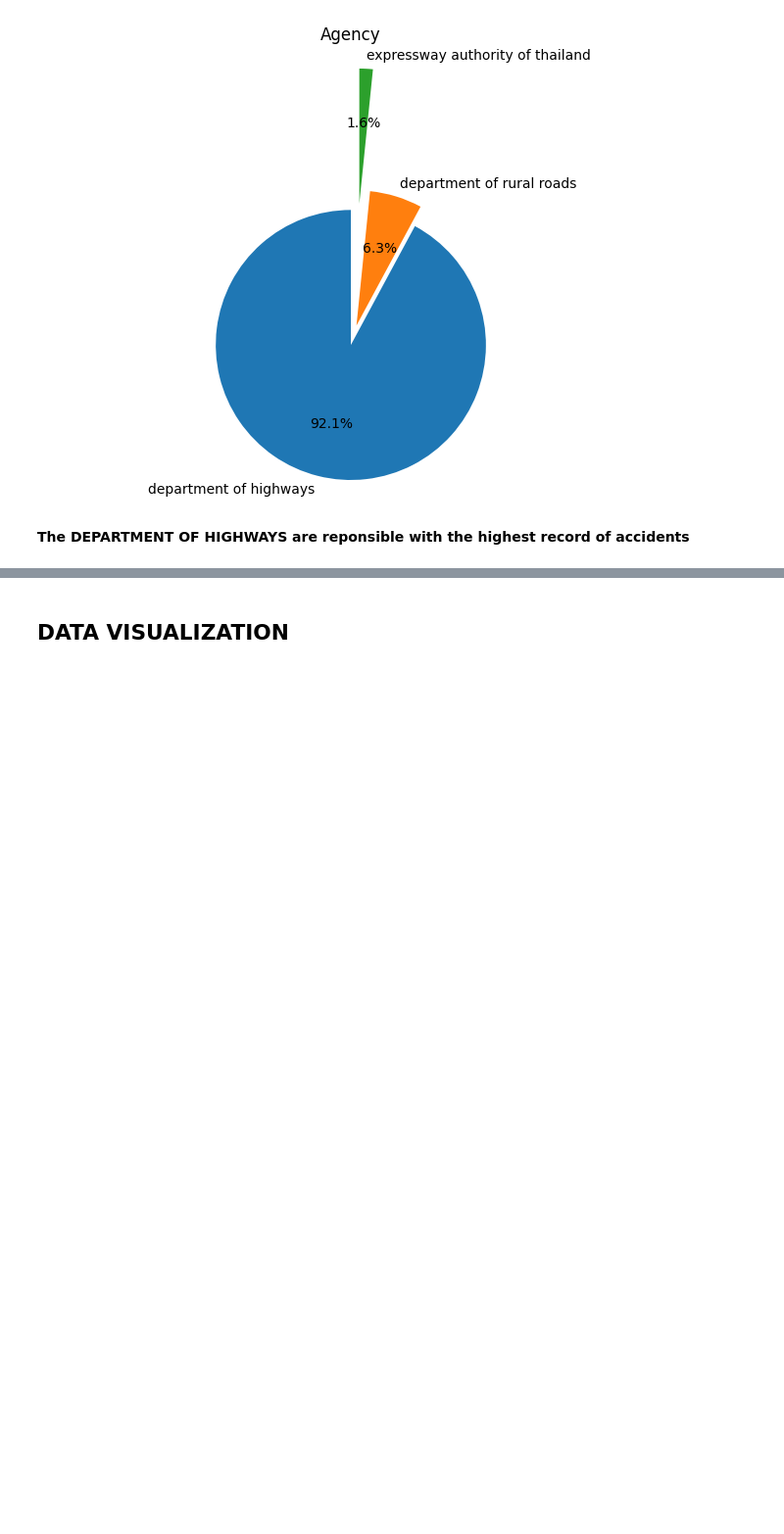
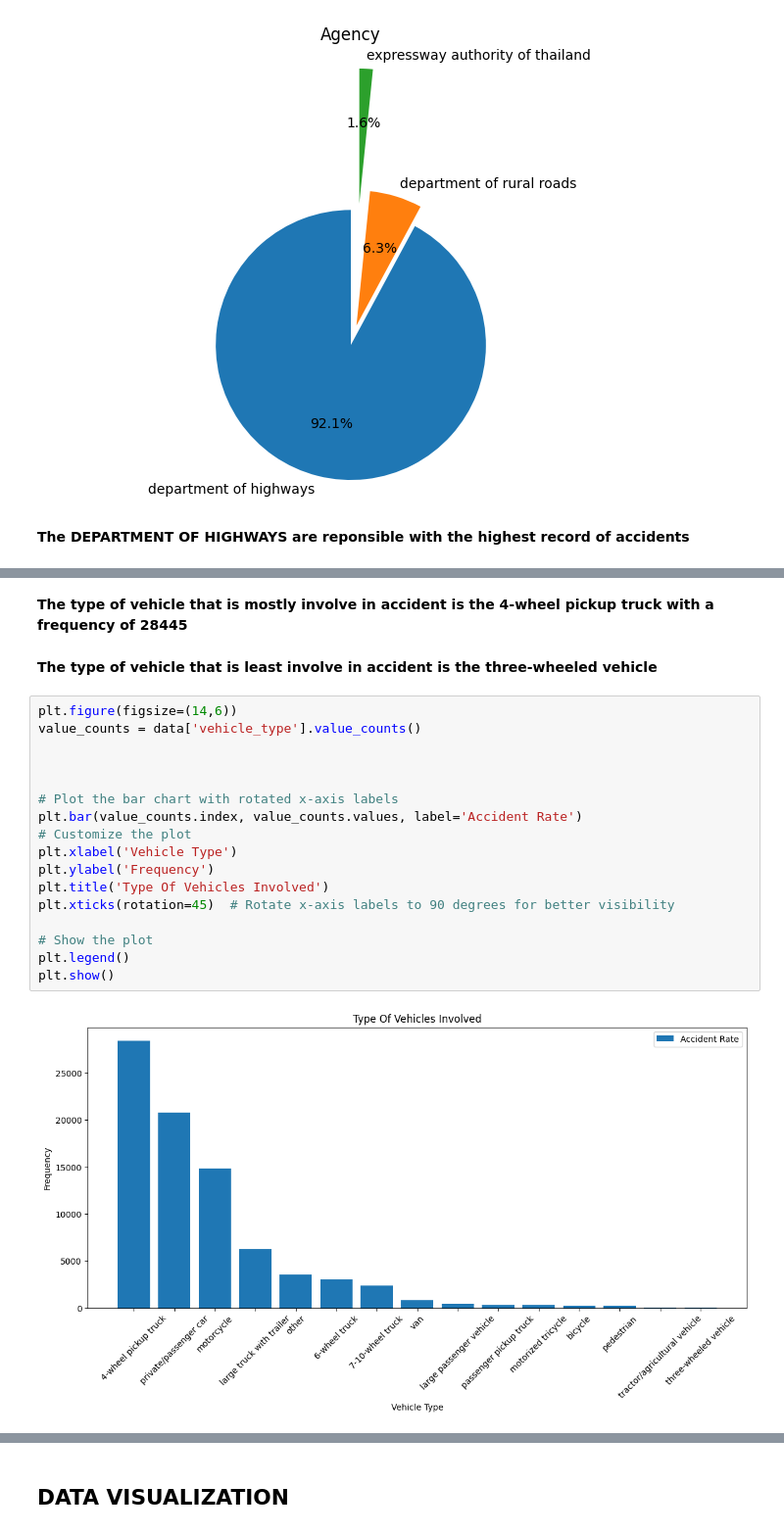
Before and after one commit to LegendSeyi/Thai_Road_Accident_Data_Analysis, a Jupyter notebook: Thai_Road_Accident_data_analysis.ipynb, the cells around one changed output, grey strips where cells are left out. Shown at 98% size. Cells and saved outputs as stored; diff of their text form; blank space fills up the shorter version.

```diff
--- a/Thai_Road_Accident_data_analysis.ipynb
+++ b/Thai_Road_Accident_data_analysis.ipynb
@@ -1192,0 +1253,23 @@ plt.show()
+# %% [markdown]
+**The type of vehicle that is mostly involve in accident is the 4-wheel pickup truck with a frequency of 28445**
+# %% [markdown]
+**The type of vehicle that is least involve in accident is the three-wheeled vehicle**
+# %%
+plt.figure(figsize=(14,6))
+value_counts = data['vehicle_type'].value_counts()
+
+
+
+# Plot the bar chart with rotated x-axis labels
+plt.bar(value_counts.index, value_counts.values, label='Accident Rate')
+# Customize the plot
+plt.xlabel('Vehicle Type')
+plt.ylabel('Frequency')
+plt.title('Type Of Vehicles Involved')
+plt.xticks(rotation=45)  # Rotate x-axis labels to 90 degrees for better visibility
+
+# Show the plot
+plt.legend()
+plt.show()
+# %% [output]
+[figure, added]
```
Also changed, not shown: parts of 9 cells of this notebook.
